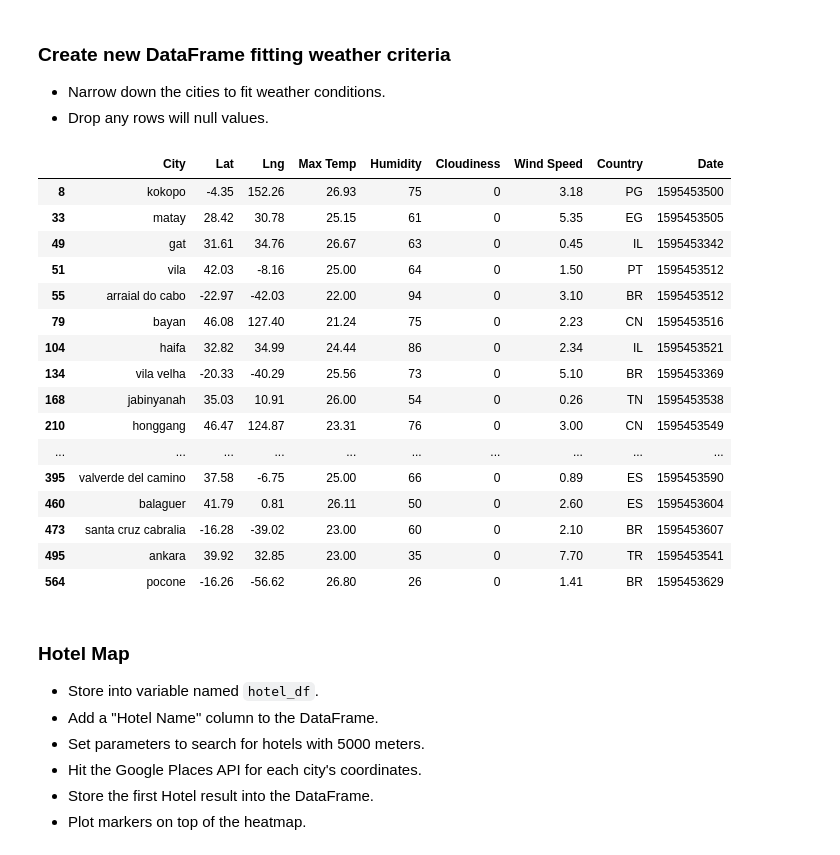
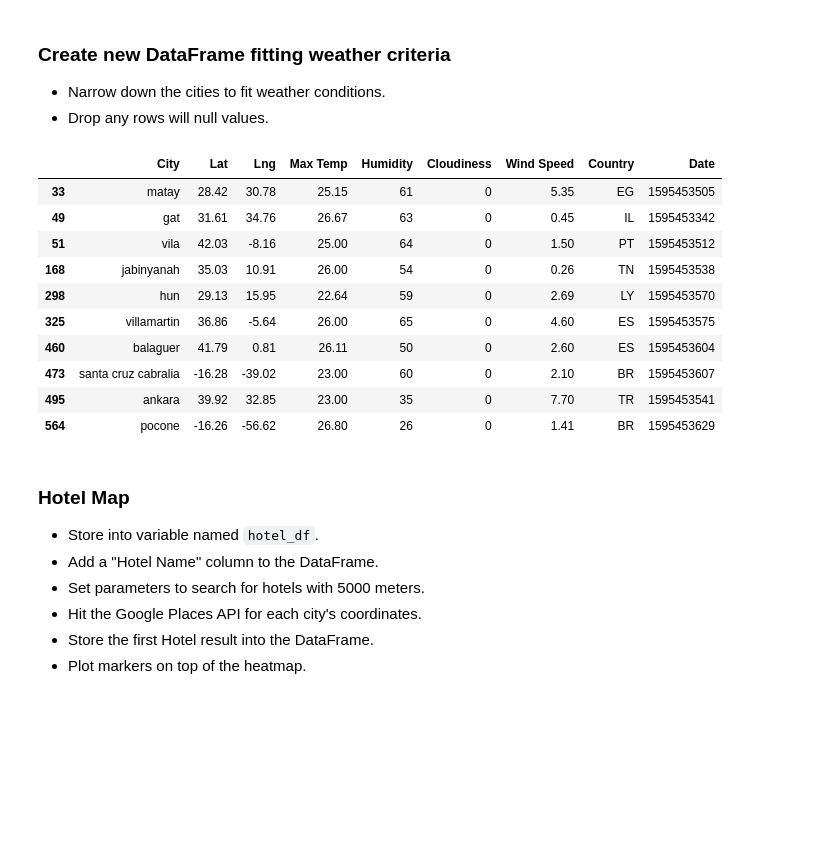
Before and after one commit to kroddy95/python-api-challenge, a Jupyter notebook: VacationPy/VacationPy.ipynb, the cells around one changed output. Drawn from its saved outputs; the diff is of its cells as text; code cells hidden in the pictures; blank space fills up the shorter version.

```diff
--- a/VacationPy/VacationPy.ipynb
+++ b/VacationPy/VacationPy.ipynb
@@ -64,22 +64,17 @@ fig
 # %%
 # Only pick the cities that have temperature between 21 and 26 degrees celsius, low wind speed, no clouds
 cities_data = cities_data.loc[(cities_data['Max Temp'] >= 21) & (cities_data['Max Temp'] <= 27) & \
-                              (cities_data['Wind Speed'] < 10) & (cities_data['Cloudiness'] ==0) ]
+                              (cities_data['Wind Speed'] < 10) & (cities_data['Cloudiness'] ==0) & \
+                              (cities_data['Humidity'] < 66)]
 cities_data
 # %% [output]
 |  | City | Lat | Lng | Max Temp | Humidity | Cloudiness | Wind Speed | Country | Date |
-| 8 | kokopo | -4.35 | 152.26 | 26.93 | 75 | 0 | 3.18 | PG | 1595453500 |
 | 33 | matay | 28.42 | 30.78 | 25.15 | 61 | 0 | 5.35 | EG | 1595453505 |
 | 49 | gat | 31.61 | 34.76 | 26.67 | 63 | 0 | 0.45 | IL | 1595453342 |
 | 51 | vila | 42.03 | -8.16 | 25.00 | 64 | 0 | 1.50 | PT | 1595453512 |
-| 55 | arraial do cabo | -22.97 | -42.03 | 22.00 | 94 | 0 | 3.10 | BR | 1595453512 |
-| 79 | bayan | 46.08 | 127.40 | 21.24 | 75 | 0 | 2.23 | CN | 1595453516 |
-| 104 | haifa | 32.82 | 34.99 | 24.44 | 86 | 0 | 2.34 | IL | 1595453521 |
-| 134 | vila velha | -20.33 | -40.29 | 25.56 | 73 | 0 | 5.10 | BR | 1595453369 |
 | 168 | jabinyanah | 35.03 | 10.91 | 26.00 | 54 | 0 | 0.26 | TN | 1595453538 |
-| 210 | honggang | 46.47 | 124.87 | 23.31 | 76 | 0 | 3.00 | CN | 1595453549 |
-| ... | ... | ... | ... | ... | ... | ... | ... | ... | ... |
-| 395 | valverde del camino | 37.58 | -6.75 | 25.00 | 66 | 0 | 0.89 | ES | 1595453590 |
+| 298 | hun | 29.13 | 15.95 | 22.64 | 59 | 0 | 2.69 | LY | 1595453570 |
+| 325 | villamartin | 36.86 | -5.64 | 26.00 | 65 | 0 | 4.60 | ES | 1595453575 |
 | 460 | balaguer | 41.79 | 0.81 | 26.11 | 50 | 0 | 2.60 | ES | 1595453604 |
 | 473 | santa cruz cabralia | -16.28 | -39.02 | 23.00 | 60 | 0 | 2.10 | BR | 1595453607 |
 | 495 | ankara | 39.92 | 32.85 | 23.00 | 35 | 0 | 7.70 | TR | 1595453541 |
```
Also changed, not shown: parts of 5 cells of this notebook, 9 other files.
